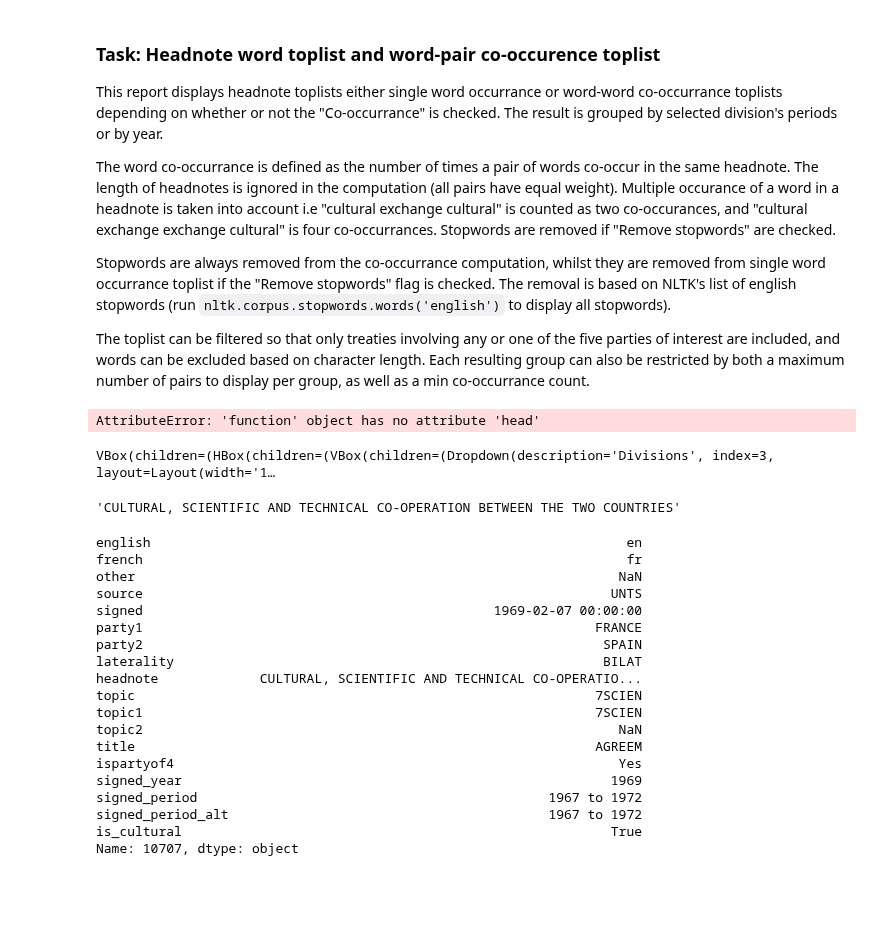
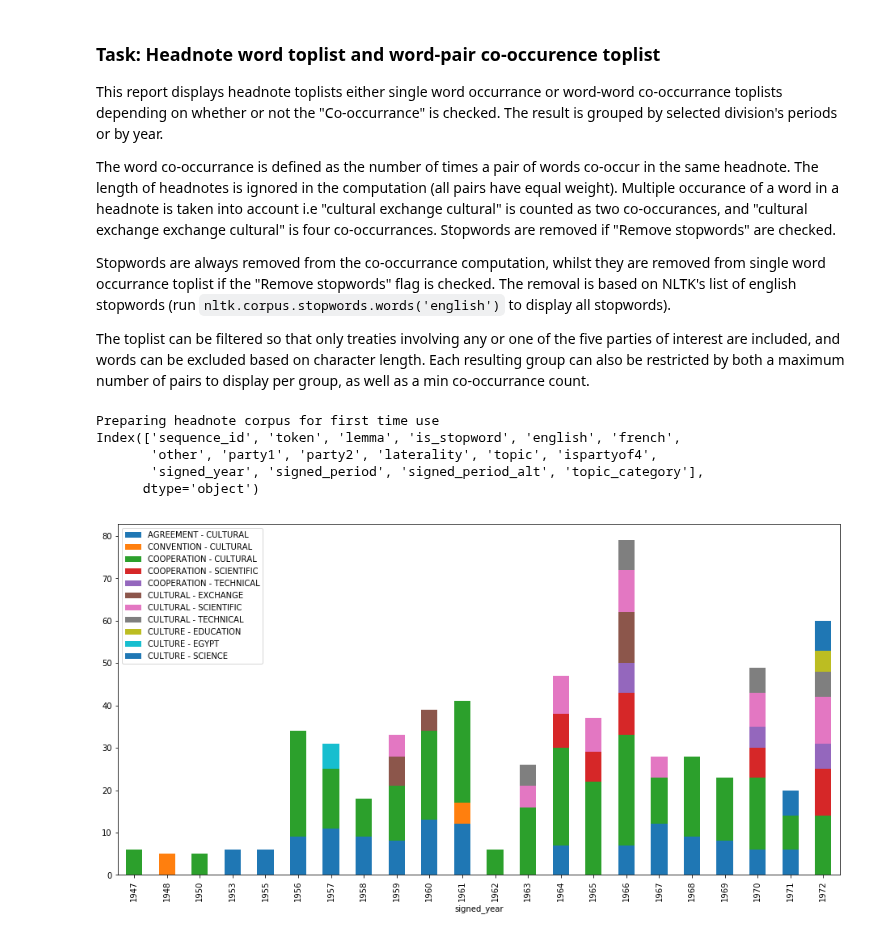
Before and after one commit to humlab/the_culture_of_international_relations, a Jupyter notebook: 1_quantitative_analysis/2_wti_headnote_co_occurrence.ipynb, the cells around one changed output. Drawn from its saved outputs; the diff is of its cells as text; code cells hidden in the pictures; blank space fills up the shorter version.

```diff
--- a/1_quantitative_analysis/2_wti_headnote_co_occurrence.ipynb
+++ b/1_quantitative_analysis/2_wti_headnote_co_occurrence.ipynb
@@ -118,10 +118,7 @@ class HeadnoteTokenCorpus():
         self.treaty_tokens = treaty_tokens.set_index(['treaty_id', 'sequence_id'])
 
     def _apply_transforms(self, ws):
-        '''Applies specified transforms on headnote
-
-
-        '''
+        '''Splits headnote into tokens and applies specified transforms'''
         for f in self.transforms:
             ws = f(ws)
         return list(ws)
@@ -144,7 +141,3 @@ class HeadnoteTokenCorpus():
             .reset_index().rename(columns={'level_1': 'sequence_id', 0: 'token'})
 
         return df_stacked
-# %%
-corpus = HeadnoteTokenCorpus(treaties=wti_index.treaties)
-# %% [output]
-AttributeError: 'function' object has no attribute 'head'
@@ -182,7 +144,5 @@ _parse_headnotes(treaties=treaties)
 # %%
 # Code
-
-
 
 def compute_co_occurrance(treaties):
 
@@ -220,10 +180,9 @@ def get_top_partiesssss(data, period, party_name, n_top=5):
         .set_index([period, party_name])
     return top_list
 
-result=None
 def display_headnote_toplist(
-    period_group=None,
-    topic_group=None,
+    period_group_index=None,
+    topic_group_name=None,
     recode_is_cultural=False,
     treaty_filter=None,
     parties=None,
@@ -238,11 +197,12 @@ def display_headnote_toplist(
     progress=None,
     wti_index=None
 ):
-    global ihnw, result
-
     try:
 
-        progress(1)
+        period_group = config.DEFAULT_PERIOD_GROUPS[period_group_index]
+        topic_group = config.TOPIC_GROUP_MAPS[topic_group_name]
+
+        progress()
 
         treaties = wti_index.get_categorized_treaties(
             topic_category=topic_group,
@@ -263,7 +223,7 @@ def display_headnote_toplist(
             print('No data for selection')
             return
 
-        progress(2)
+        progress()
 
         if compute_co_occurance:
 
@@ -278,14 +238,14 @@ def display_headnote_toplist(
 
             treaty_tokens = treaty_tokens.reset_index().set_index('treaty_id')
 
-        progress(3)
+        progress()
 
         treaty_tokens = treaty_tokens\
             .merge(treaties, how='inner', left_index=True, right_index=True)\
             .drop(['source', 'signed', 'headnote', 'is_cultural', # 'is_cultural_yesno', 'sequence',
                    'topic1', 'topic2', 'title'], axis=1)
 
-        progress(4)
+        progress()
 
         token_or_lemma = 'token' if not use_lemma else 'lemma'
 
@@ -311,39 +271,44 @@ def display_headnote_toplist(
         if n_min_count > 1:
             result = result.loc[result.Count >= n_min_count]
 
-        progress(6)
+        progress()
 
         result = result.sort_values(groupbys[:-1] + ['Count'], ascending=len(groupbys[:-1])*[True] + [False])
 
-        progress(7)
+        progress()
 
         if output_format in ('table', 'qgrid'):
             result.columns = [ remove_snake_case(x) for x in result.columns ]
             if output_format == 'table':
                 display(result)
             else:
                 qgrid_widget = qgrid.show_grid(result, show_toolbar=True)
                 qgrid_widget
         elif output_format == 'unstack':
             result = result.set_index(groupbys).unstack(level=0).fillna(0).astype('int32')
             result.columns = [ x[1] for x in result.columns ]
             display(HTML(result.to_html()))
         elif output_format.startswith('plot'):
             parts = output_format.split('_')
             kind = parts[-1]
             stacked = 'stacked' in parts
             result = result.set_index(list(reversed(groupbys))).unstack(level=0).fillna(0).astype('int32')
             result.columns = [ x[1] for x in result.columns ]
             result.plot(kind=kind, stacked=stacked, figsize=(16,8))
 
         progress(0)
 
     except Exception as ex:
         raise
         logger.error(ex)
     finally:
-        progress.value = 0
+        progress(0)
 
 display_gui(wti_index, display_headnote_toplist)
 # %% [output]
-VBox(children=(HBox(children=(VBox(children=(Dropdown(description='Divisions', index=3, layout=Layout(width='1…
+Preparing headnote corpus for first time use
+Index(['sequence_id', 'token', 'lemma', 'is_stopword', 'english', 'french',
+       'other', 'party1', 'party2', 'laterality', 'topic', 'ispartyof4',
+       'signed_year', 'signed_period', 'signed_period_alt', 'topic_category'],
+      dtype='object')
+[figure, added]
@@ -352,26 +314,0 @@ wti_index.treaty_headnote_corpus.treaty_tokens.loc['10707']
-# %%
-wti_index.treaties.loc['10707'].headnote
-# %% [output]
-'CULTURAL, SCIENTIFIC AND TECHNICAL CO-OPERATION BETWEEN THE TWO COUNTRIES'
-# %%
-wti_index.treaties.loc['10707']
-# %% [output]
-english                                                             en
-french                                                              fr
-other                                                              NaN
-source                                                            UNTS
-signed                                             1969-02-07 00:00:00
-party1                                                          FRANCE
-party2                                                           SPAIN
-laterality                                                       BILAT
-headnote             CULTURAL, SCIENTIFIC AND TECHNICAL CO-OPERATIO...
-topic                                                           7SCIEN
-topic1                                                          7SCIEN
-topic2                                                             NaN
-title                                                           AGREEM
-ispartyof4                                                         Yes
-signed_year                                                       1969
-signed_period                                             1967 to 1972
-signed_period_alt                                         1967 to 1972
-is_cultural                                                       True
-Name: 10707, dtype: object
```
Also changed, not shown: parts of 3 cells of this notebook, 15 other files.
